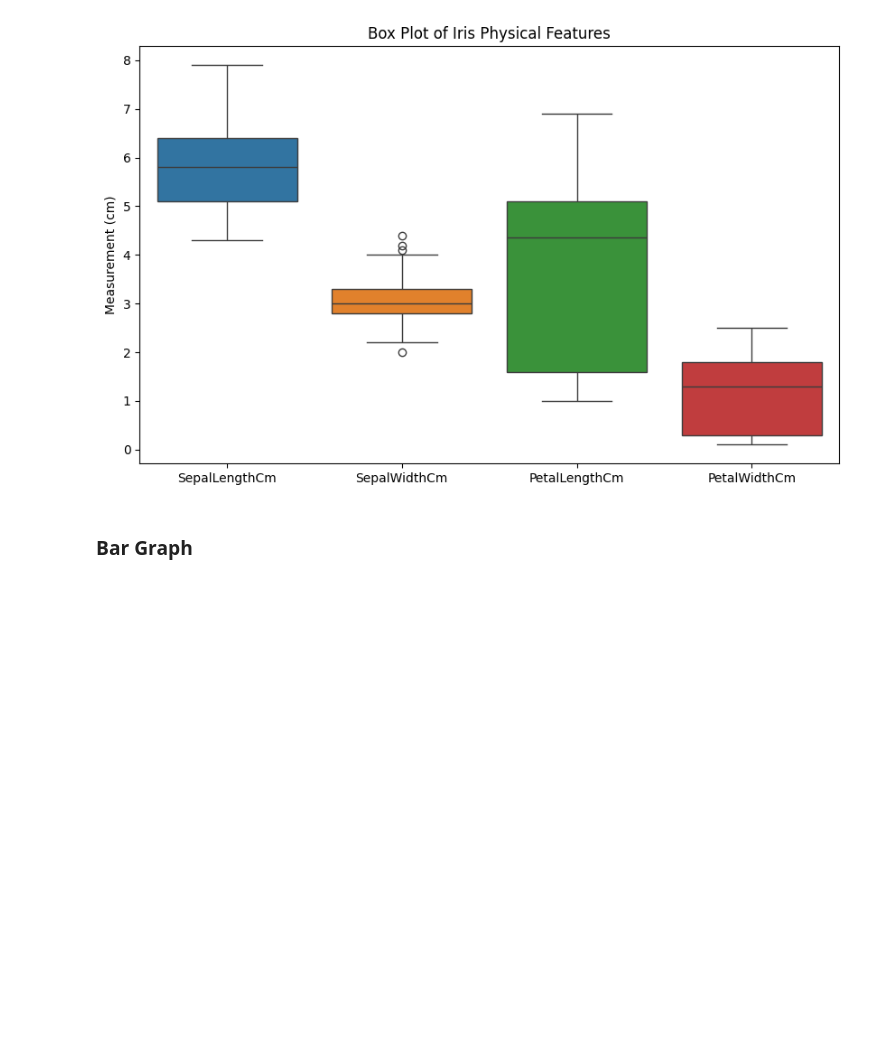
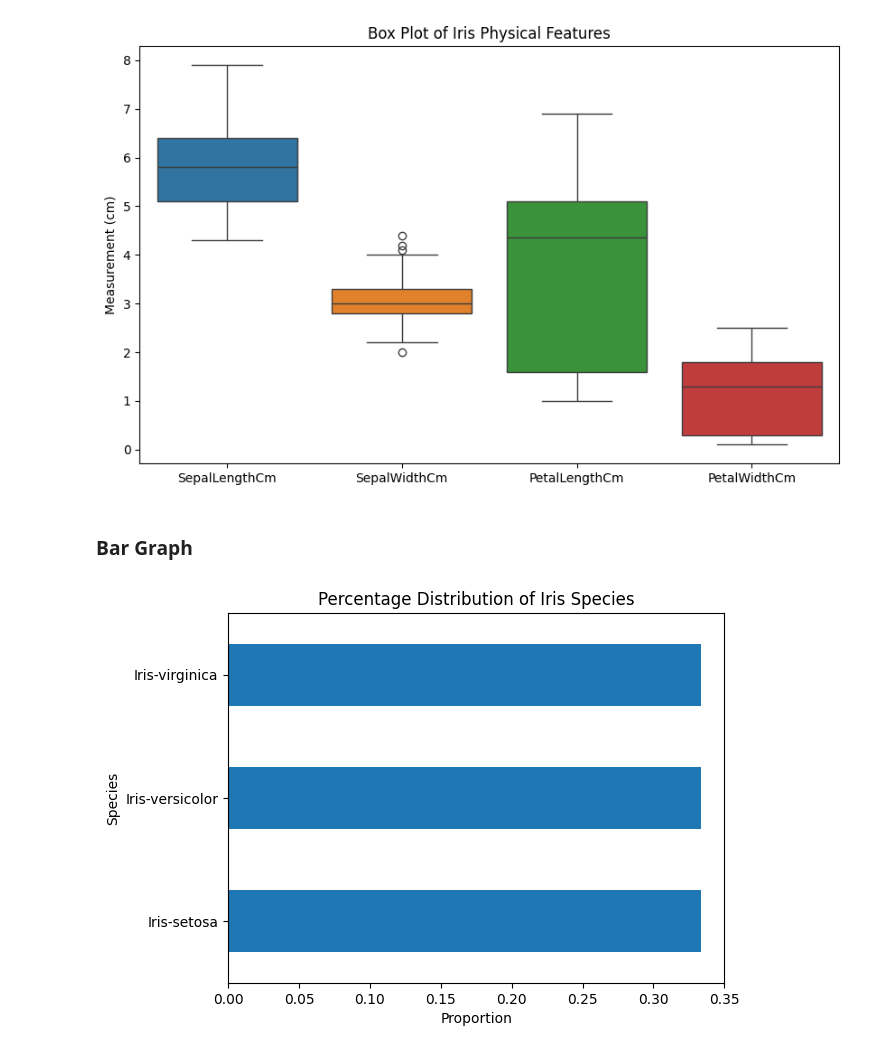
Before and after one commit to kashisharora2025a-commits/EDA-project-25bce2010, a Jupyter notebook: EXP6_25.08.26.ipynb, the cells around one changed output. Drawn from its saved outputs; the diff is of its cells as text; code cells hidden in the pictures; blank space fills up the shorter version.

```diff
--- a/EXP6_25.08.26.ipynb
+++ b/EXP6_25.08.26.ipynb
@@ -41,3 +41,12 @@ plt.show()
 [figure]
 # %% [markdown]
 ### Bar Graph
+# %%
+df.Species.value_counts(normalize=True)
+df.Species.value_counts(normalize=True).plot.barh()
+plt.title("Percentage Distribution of Iris Species")
+plt.xlabel("Proportion")
+plt.ylabel("Species")
+plt.show()
+# %% [output]
+[figure, added]
```
